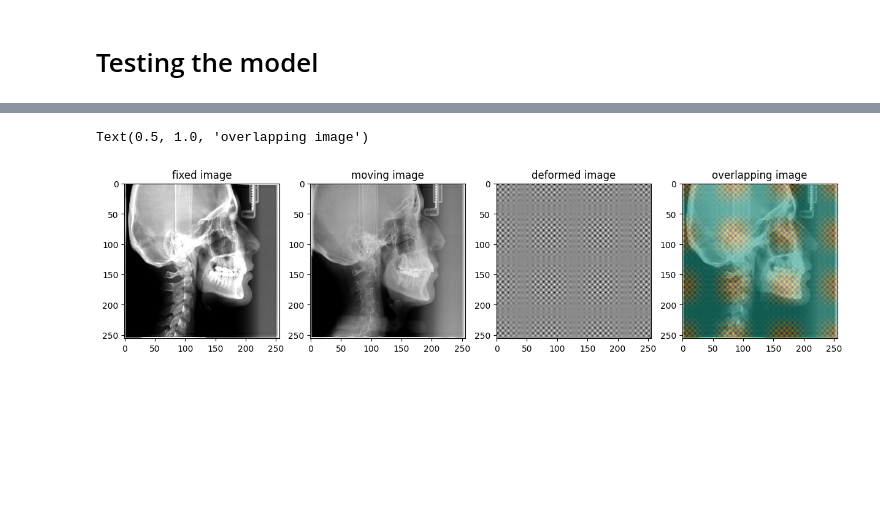
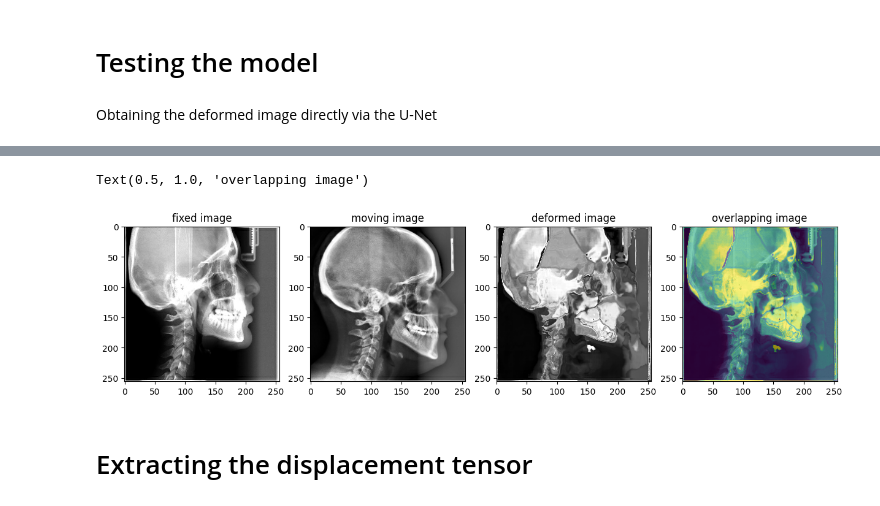
Before and after one commit to jacopoaltieri/Anatomical_landmarks_eval_CNN, a Jupyter notebook: unet_jupyter_trials.ipynb, the cells around one changed output, grey strips where cells are left out. Drawn from its saved outputs; the diff is of its cells as text; code cells hidden in the pictures; blank space fills up the shorter version.

```diff
--- a/unet_jupyter_trials.ipynb
+++ b/unet_jupyter_trials.ipynb
@@ -138,12 +179,14 @@ print("Started U-Net training...")
 train_images_only = train_dataset.map(lambda img, lbl: img)
 test_images_only = test_dataset.map(lambda img, lbl: img)
 val_images_only = val_dataset.map(lambda img, lbl: img)
+fixed_image_only = fixed_dataset.map(lambda img, lbl: img)
 
 
 train_list = list(train_images_only)
 val_list = list(val_images_only)
+test_list = list(test_images_only)
 
-fixed_image = train_list[3]
+fixed_image = list(fixed_image_only)[0]
 
 def train_image_generator():
     for moving_image in train_list:
@@ -159,10 +202,7 @@ train_images_dataset = tf.data.Dataset.from_generator(
     output_signature=(tf.TensorSpec(shape=(256, 256, 2), dtype=tf.float32),
                       tf.TensorSpec(shape=(256, 256), dtype=tf.float32))
     )
-train_images_dataset = train_images_dataset.shuffle(1000).batch(BATCH_SIZE)
-
-val_list = list(val_images_only)
-
+train_images_dataset = train_images_dataset.batch(BATCH_SIZE)
 
 
 # Create a generator function to yield the combined image tensor for validation
@@ -183,6 +223,24 @@ val_images_dataset = tf.data.Dataset.from_generator(
 
 # No need to shuffle for the validation set
 val_images_dataset = val_images_dataset.batch(BATCH_SIZE)
+
+
+# Create a generator function to yield the combined image tensor for test
+def test_image_generator():
+    for moving_image in test_list:
+
+        combined_image = tf.stack([fixed_image, moving_image], -1)
+        yield (combined_image, fixed_image)
+
+# Create a TensorFlow dataset from the generator for validation
+test_images_dataset = tf.data.Dataset.from_generator(
+    test_image_generator,
+    output_signature=(
+        tf.TensorSpec(shape=(256, 256, 2), dtype=tf.float32),
+        tf.TensorSpec(shape=(256, 256), dtype=tf.float32)
+    )
+)
+test_images_dataset = test_images_dataset.batch(BATCH_SIZE)
 # %% [output]
 Started U-Net training...
 # %% [markdown]
@@ -350,7 +449,7 @@ Epoch 10/10
 # %%
 # Salva il modello
 
-model_name = 'unet_model.h5'
+model_name = 'unet_100epochs.keras'
 unet.save(model_name)
 
 print('Model saved as', model_name)
@@ -361,6 +460,7 @@ Model saved as unet_model.h5
 # %%
 # Carica il modello
 
-loaded_model = tf.keras.models.load_model(model_name, custom_objects={'custom_mse_loss': custom_mse_loss})
+loaded_model = tf.keras.models.load_model(model_name, safe_mode=False)
+#loaded_model = tf.keras.models.load_model(model_name, custom_objects={'custom_mse_loss': custom_mse_loss})
 # %% [markdown]
 # Testing the model
@@ -367,6 +472,8 @@ loaded_model = tf.keras.models.load_model(model_name, custom_objects={'custom_ms
+# %% [markdown]
+Obtaining the deformed image directly via the U-Net
 # %%
 test_image_list = list(test_images_only)
-test_image = test_image_list[10]
+test_image = test_image_list[30]
 test_feed = tf.stack([fixed_image, test_image],-1)
 test_feed = tf.expand_dims(test_feed, axis=0)
 
@@ -374,14 +481,7 @@ unet = loaded_model
 
 results = unet.predict(test_feed)
 
-# displacement_model = tf.keras.Model(inputs=unet.input,
-#                                  outputs=unet.get_layer('disp').output)
-# displacement_model_output = displacement_model.predict(test_feed)
-# prova = tfa.image.dense_image_warp(test_image, displacement_model_output)
-
-# results = unet.predict(test_feed)
 predicted_image = results[0, :, :, 0]  # Extract the 2D image from the batch
-
 
 fig, axs = plt.subplots(1, 4, figsize=(15, 15))  # Adjust the figsize as needed
 
@@ -402,2 +502,4 @@ axs[3].set_title('overlapping image')
 Text(0.5, 1.0, 'overlapping image')
-[figure, old version]
+[figure, new version]
+# %% [markdown]
+# Extracting the displacement tensor
```
Also changed, not shown: parts of 12 cells of this notebook.
